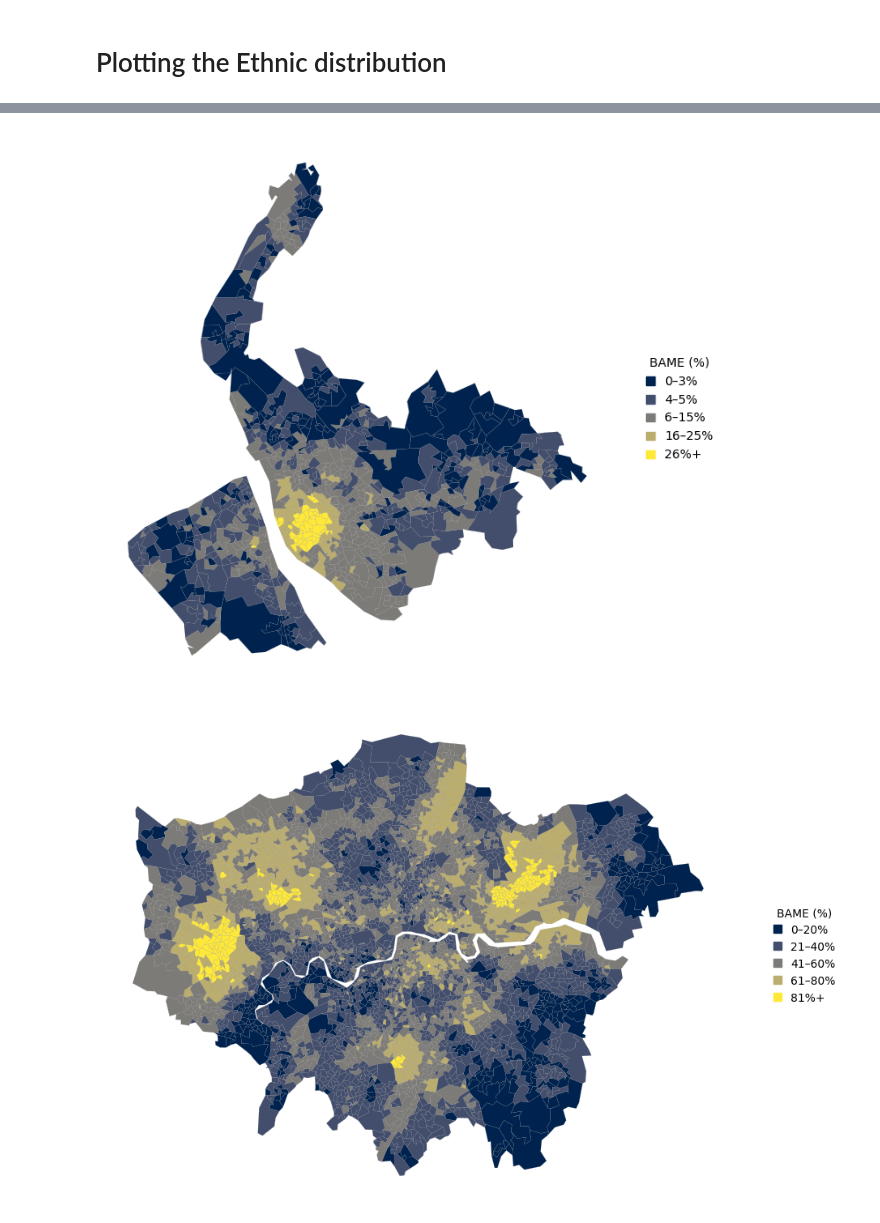
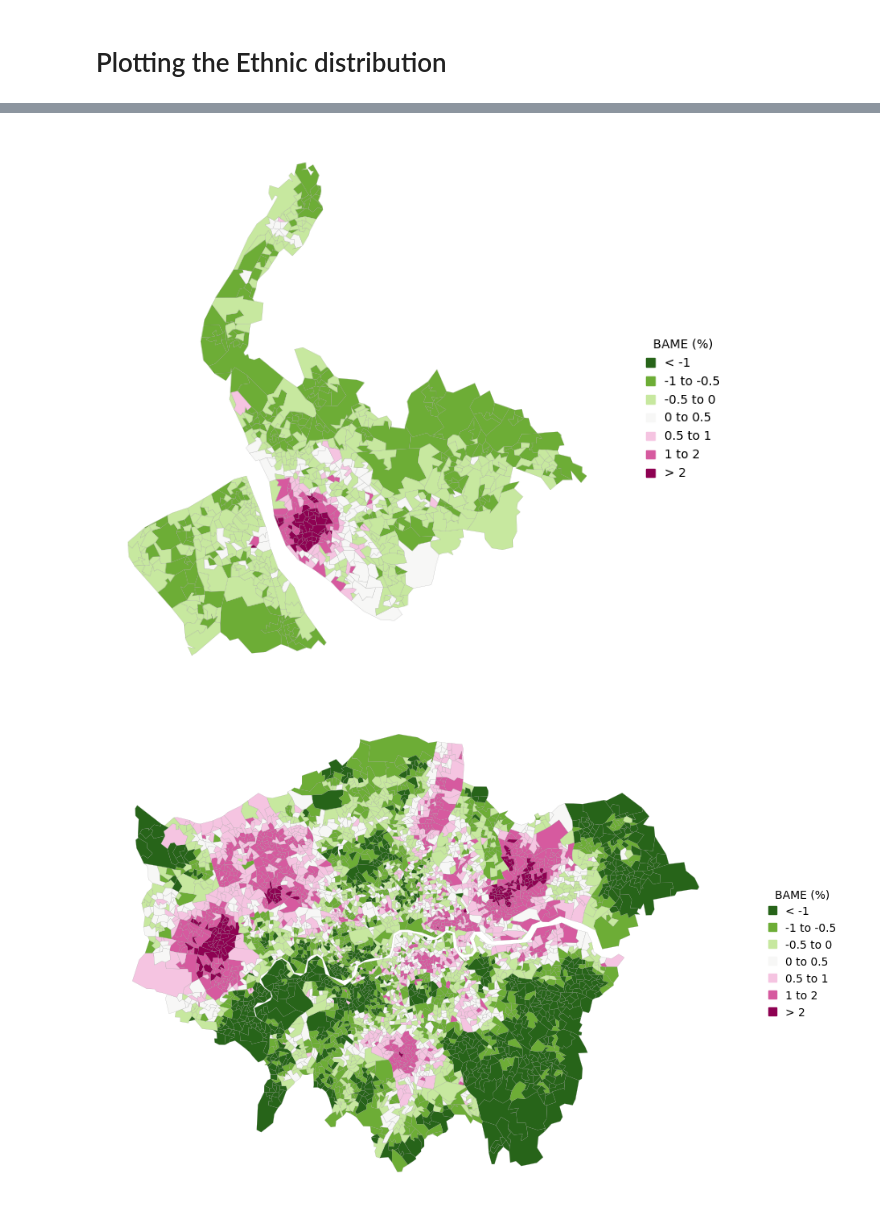
Before and after one commit to KofiBartonByfield/Dissertation, a Jupyter notebook: code/create_plots.ipynb, the cells around one changed output, grey strips where cells are left out. Cells and saved outputs as stored; diff of their text form; code cells hidden in the pictures.

```diff
--- a/code/create_plots.ipynb
+++ b/code/create_plots.ipynb
@@ -246,28 +221,28 @@ merseyside
 # %%
 
 
-df_ethnic = merseyside[['LSOA21CD','NonWhitePopulationPercentage']]
+# df_ethnic = merseyside[['LSOA21CD','BAME']]
 
-# Merge LSOA shapes with your price data
-merged_lsoas = lsoa_shapes[lsoa_shapes['LSOA21CD'].isin(df_ethnic['LSOA21CD'])]
-merged_lsoas = merged_lsoas.merge(df_ethnic, on='LSOA21CD', how='left')
+# # Merge LSOA shapes with your price data
+# merged_lsoas = lsoa_shapes[lsoa_shapes['LSOA21CD'].isin(df_ethnic['LSOA21CD'])]
+# merged_lsoas = merged_lsoas.merge(df_ethnic, on='LSOA21CD', how='left')
 
 
 
-# Define the bins and their labels
-bins = [0, 3, 5, 15, 25, float('inf')]
-bin_labels = ['0–3%', '4–5%', '6–15%', '16–25%', '26%+']
+# # Define the bins and their labels
+# bins = [0, 3, 5, 15, 25, float('inf')]
+# bin_labels = ['0–3%', '4–5%', '6–15%', '16–25%', '26%+']
 
 
 
-# Define colour mapping based on the bins
-cmap = mpl.cm.cividis
-norm = mpl.colors.BoundaryNorm(boundaries=bins, ncolors=256)
+# # Define colour mapping based on the bins
+# cmap = mpl.cm.cividis
+# norm = mpl.colors.BoundaryNorm(boundaries=bins, ncolors=256)
 
 # Plot the map with the stop counts and colour coding
 fig, ax = plt.subplots(figsize=(10, 8))
 
-merged_lsoas.plot(column='NonWhitePopulationPercentage',
+merseyside.plot(column='BAME_z',
                   linewidth=0.1,
                   edgecolor='grey',
                   legend=False,
@@ -296,57 +271,57 @@ ax.set_axis_off()
 # Show the plot
 plt.show()
 # %% [output]
-[figure, old version]
+[figure, new version]
 # %%
 
 
-df_ethnic = london[['LSOA21CD','NonWhitePopulationPercentage']]
+# df_ethnic = london[['LSOA21CD','NonWhitePopulationPercentage']]
 
-# Merge LSOA shapes with your price data
-merged_lsoas = lsoa_shapes[lsoa_shapes['LSOA21CD'].isin(df_ethnic['LSOA21CD'])]
-merged_lsoas = merged_lsoas.merge(df_ethnic, on='LSOA21CD', how='left')
+# # Merge LSOA shapes with your price data
+# merged_lsoas = lsoa_shapes[lsoa_shapes['LSOA21CD'].isin(df_ethnic['LSOA21CD'])]
+# merged_lsoas = merged_lsoas.merge(df_ethnic, on='LSOA21CD', how='left')
 
 
 
-# Define the bins and their labels
-bins = [0, 20, 40, 60, 80, float('inf')]
-bin_labels = ['0–20%', '21–40%', '41–60%', '61–80%', '81%+']
+# # Define the bins and their labels
+# bins = [0, 20, 40, 60, 80, float('inf')]
+# bin_labels = ['0–20%', '21–40%', '41–60%', '61–80%', '81%+']
 
 
-# Define colour mapping based on the bins
-cmap = mpl.cm.cividis
-norm = mpl.colors.BoundaryNorm(boundaries=bins, ncolors=256)
+# # Define colour mapping based on the bins
+# cmap = mpl.cm.cividis
+# norm = mpl.colors.BoundaryNorm(boundaries=bins, ncolors=256)
 
 # Plot the map with the stop counts and colour coding
 fig, ax = plt.subplots(figsize=(10, 8))
 
-merged_lsoas.plot(column='NonWhitePopulationPercentage',
+london.plot(column='BAME_z',
                   linewidth=0.1,
                   edgecolor='grey',
                   legend=False,
                   ax=ax,
                   cmap=cmap,
                   norm=norm,  # Apply the normalisation
                   vmin=bins[0], vmax=bins[-2])  # Correct the vmax for the maximum value in bins
 
 # Create legend with boxes for each bin
 legend_handles = [Patch(color=cmap(norm(bins[i])), label=bin_labels[i]) for i in range(len(bin_labels))]
 
 # Add legend to the plot
 ax.legend(handles=legend_handles,
           title="BAME (%)",
           loc='upper right',
           frameon=False,
           handlelength=0.7)
 
 ax.get_legend().set_bbox_to_anchor((1.05, 0.5))
 ax.get_legend().set_loc('center left')
 
 # Hide axes
 ax.set_axis_off()
 # plt.savefig('../figures_and_plots/merseyside_houseprice_map.svg', bbox_inches='tight')
 
 # Show the plot
 plt.show()
 # %% [output]
-[figure, old version]
+[figure, new version]
```
Also changed, not shown: parts of 7 cells of this notebook, 5 other files.
